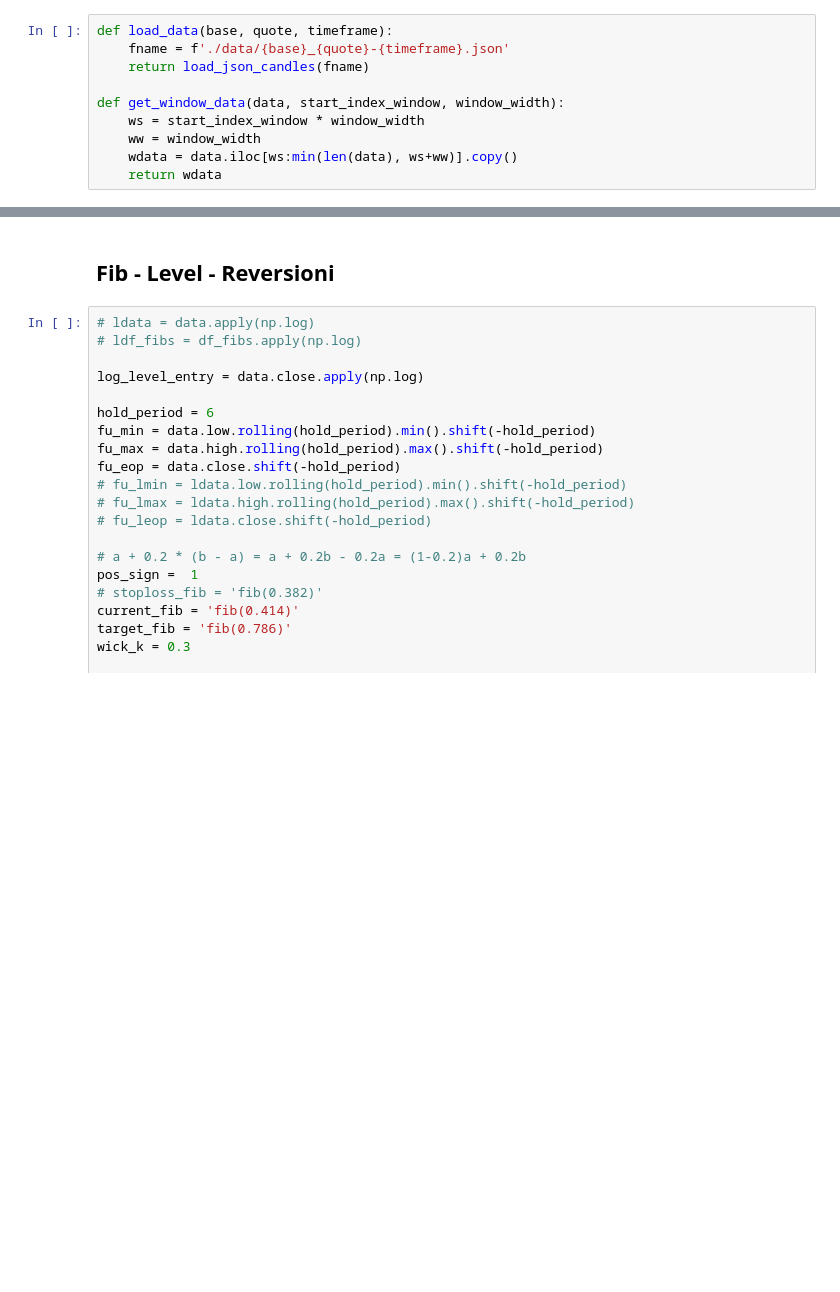
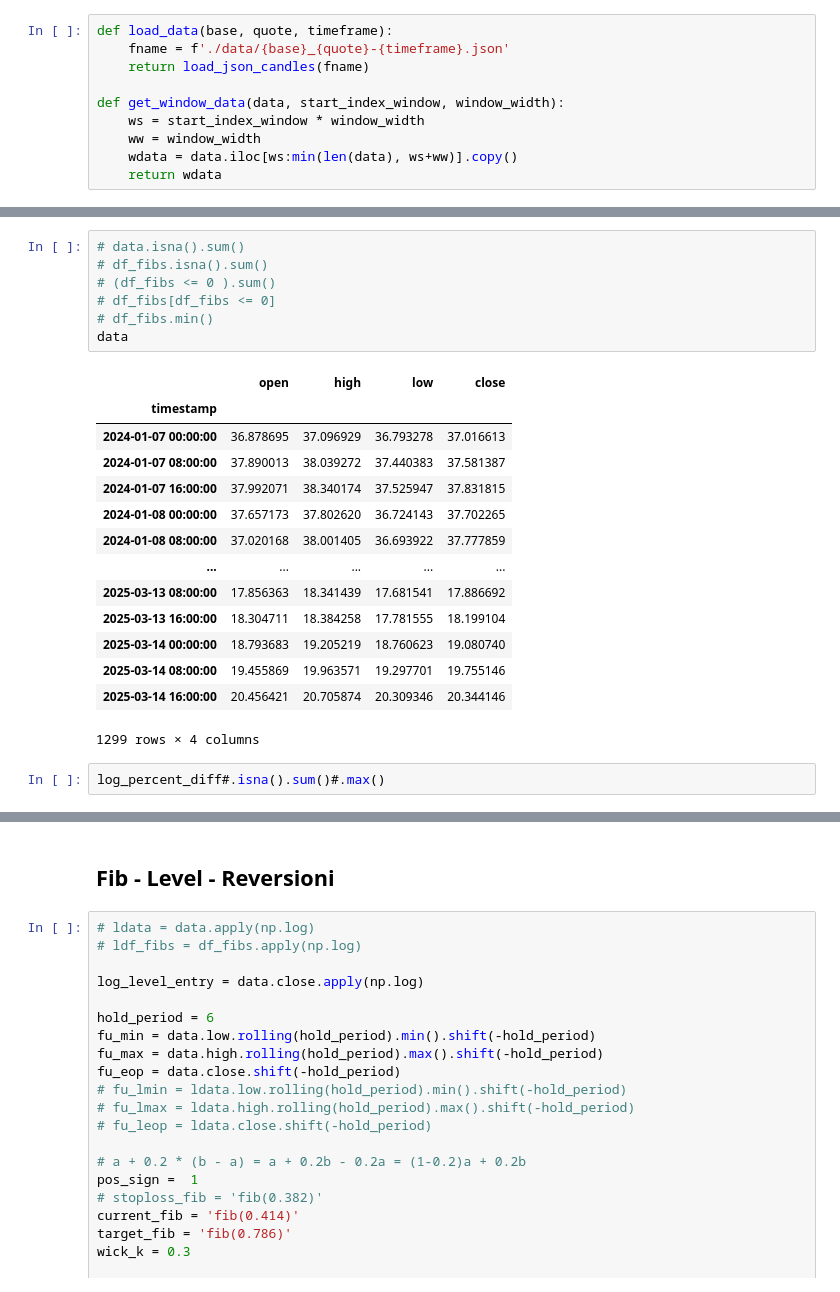
Before and after one commit to petarkabashki/PK-ZigZag-Backtester, a Jupyter notebook: zigzag_fibs.ipynb, the cells around one changed output, grey strips where cells are left out. Cells and saved outputs as stored; diff of their text form; blank space fills up the shorter version.

```diff
--- a/zigzag_fibs.ipynb
+++ b/zigzag_fibs.ipynb
@@ -134,0 +156,24 @@ plt.show()
+# %%
+# data.isna().sum()
+# df_fibs.isna().sum()
+# (df_fibs <= 0 ).sum()
+# df_fibs[df_fibs <= 0]
+# df_fibs.min()
+data
+# %% [output]
+|  | open | high | low | close |
+| timestamp |  |  |  |  |
+| 2024-01-07 00:00:00 | 36.878695 | 37.096929 | 36.793278 | 37.016613 |
+| 2024-01-07 08:00:00 | 37.890013 | 38.039272 | 37.440383 | 37.581387 |
+| 2024-01-07 16:00:00 | 37.992071 | 38.340174 | 37.525947 | 37.831815 |
+| 2024-01-08 00:00:00 | 37.657173 | 37.802620 | 36.724143 | 37.702265 |
+| 2024-01-08 08:00:00 | 37.020168 | 38.001405 | 36.693922 | 37.777859 |
+| ... | ... | ... | ... | ... |
+| 2025-03-13 08:00:00 | 17.856363 | 18.341439 | 17.681541 | 17.886692 |
+| 2025-03-13 16:00:00 | 18.304711 | 18.384258 | 17.781555 | 18.199104 |
+| 2025-03-14 00:00:00 | 18.793683 | 19.205219 | 18.760623 | 19.080740 |
+| 2025-03-14 08:00:00 | 19.455869 | 19.963571 | 19.297701 | 19.755146 |
+| 2025-03-14 16:00:00 | 20.456421 | 20.705874 | 20.309346 | 20.344146 |
+1299 rows × 4 columns
+# %%
+log_percent_diff#.isna().sum()#.max()
```
Also changed, not shown: parts of 9 cells of this notebook, 1 other file.
